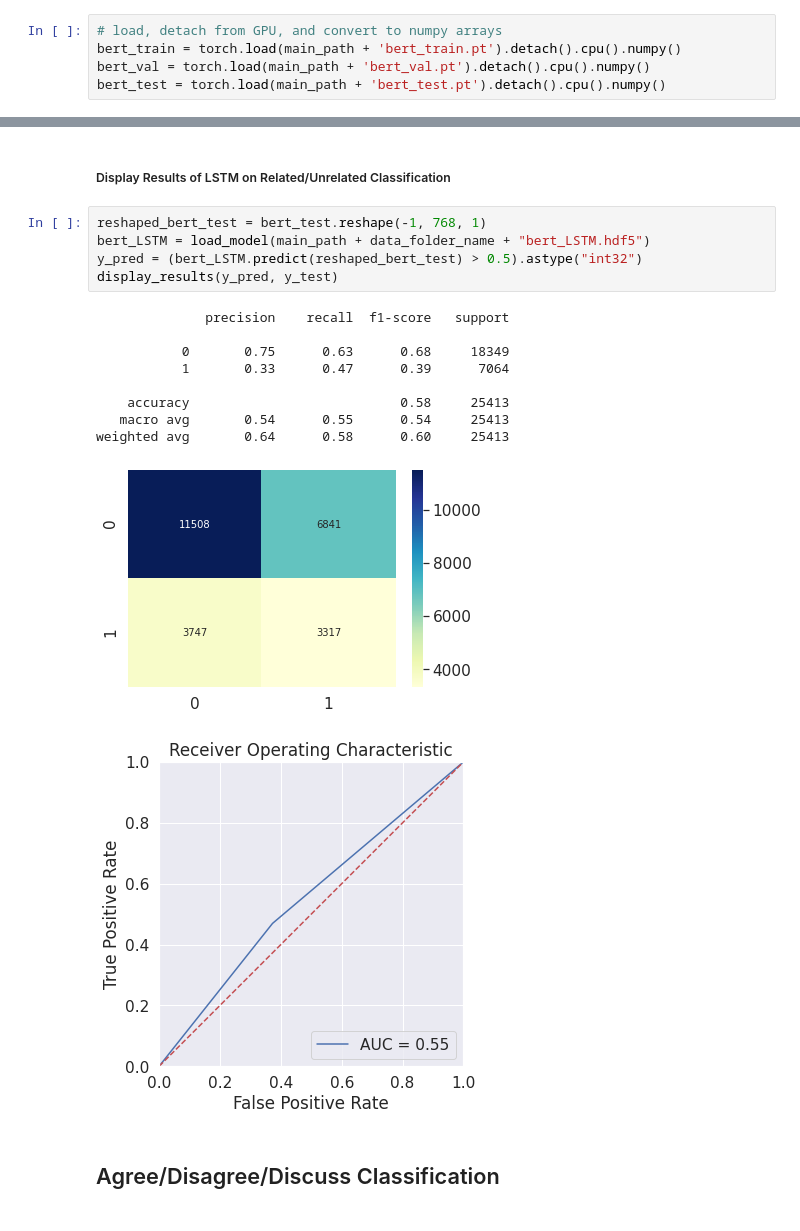
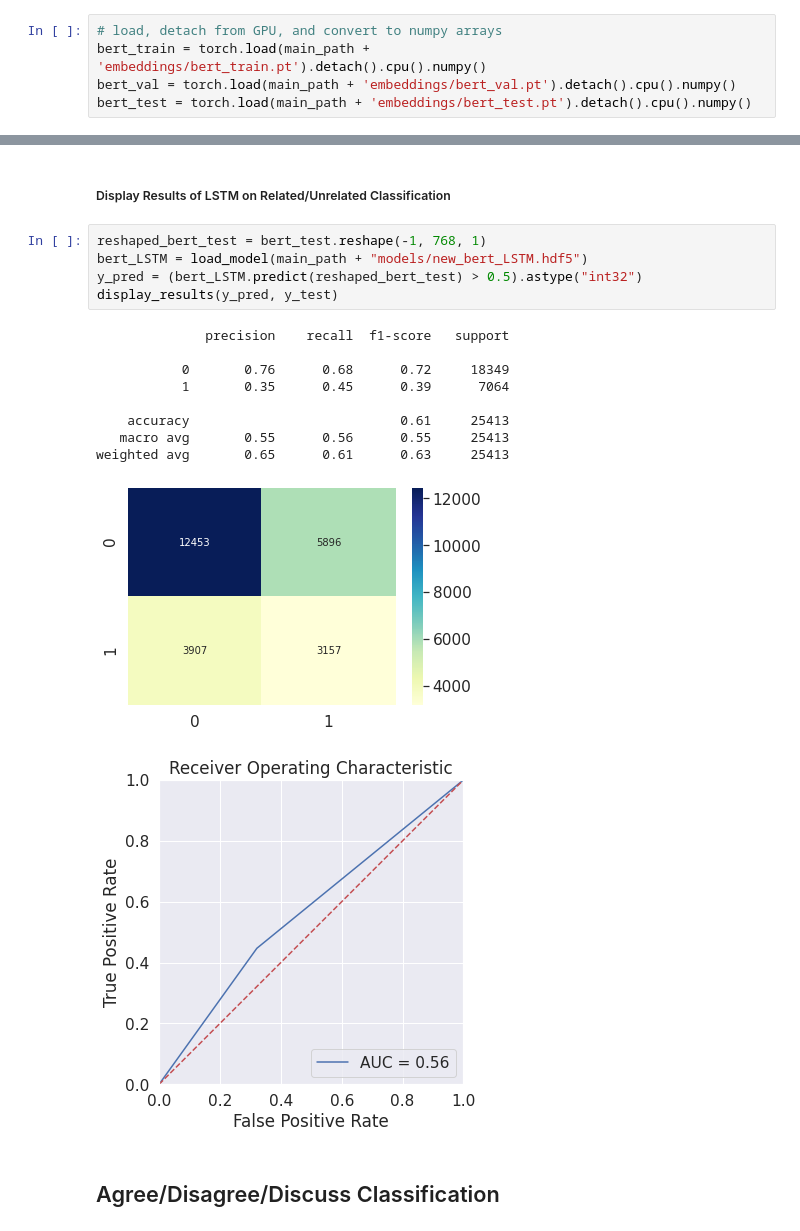
Before and after one commit to FaiZaman/Fake-News-Detection-with-Natural-Language-Processing, a Jupyter notebook: Fake_News_Challenge_Classifier.ipynb, the cells around one changed output, grey strips where cells are left out. Drawn from its saved outputs; the diff is of its cells as text.

```diff
--- a/Fake_News_Challenge_Classifier.ipynb
+++ b/Fake_News_Challenge_Classifier.ipynb
@@ -341,6 +335,6 @@ Batch 3200
 #### Load BERT Embeddings for train, validation and test sets
 # %%
 # load, detach from GPU, and convert to numpy arrays
-bert_train = torch.load(main_path + 'bert_train.pt').detach().cpu().numpy()
-bert_val = torch.load(main_path + 'bert_val.pt').detach().cpu().numpy()
-bert_test = torch.load(main_path + 'bert_test.pt').detach().cpu().numpy()
+bert_train = torch.load(main_path + 'embeddings/bert_train.pt').detach().cpu().numpy()
+bert_val = torch.load(main_path + 'embeddings/bert_val.pt').detach().cpu().numpy()
+bert_test = torch.load(main_path + 'embeddings/bert_test.pt').detach().cpu().numpy()
@@ -554,19 +546,19 @@ Epoch 00200: loss improved from 0.10857 to 0.10567, saving model to /content/dri
 ##### Display Results of LSTM on Related/Unrelated Classification
 # %%
 reshaped_bert_test = bert_test.reshape(-1, 768, 1)
-bert_LSTM = load_model(main_path + data_folder_name + "bert_LSTM.hdf5")
+bert_LSTM = load_model(main_path + "models/new_bert_LSTM.hdf5")
 y_pred = (bert_LSTM.predict(reshaped_bert_test) > 0.5).astype("int32")
 display_results(y_pred, y_test)
 # %% [output]
               precision    recall  f1-score   support
 
-           0       0.75      0.63      0.68     18349
-           1       0.33      0.47      0.39      7064
+           0       0.76      0.68      0.72     18349
+           1       0.35      0.45      0.39      7064
 
-    accuracy                           0.58     25413
-   macro avg       0.54      0.55      0.54     25413
-weighted avg       0.64      0.58      0.60     25413
+    accuracy                           0.61     25413
+   macro avg       0.55      0.56      0.55     25413
+weighted avg       0.65      0.61      0.63     25413
-[figure, old version]
+[figure, new version]
-[figure, old version]
+[figure, new version]
 # %% [markdown]
 ## Agree/Disagree/Discuss Classification
```
Also changed, not shown: parts of 27 cells of this notebook.
